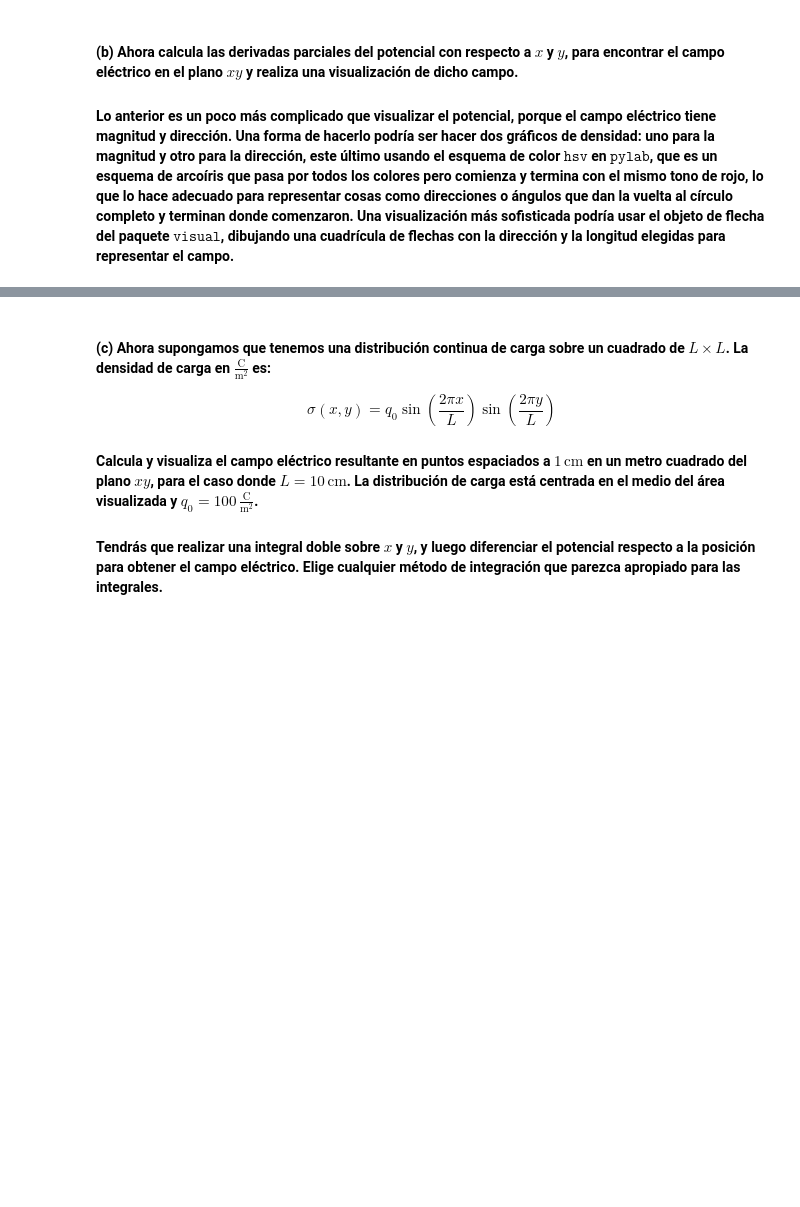
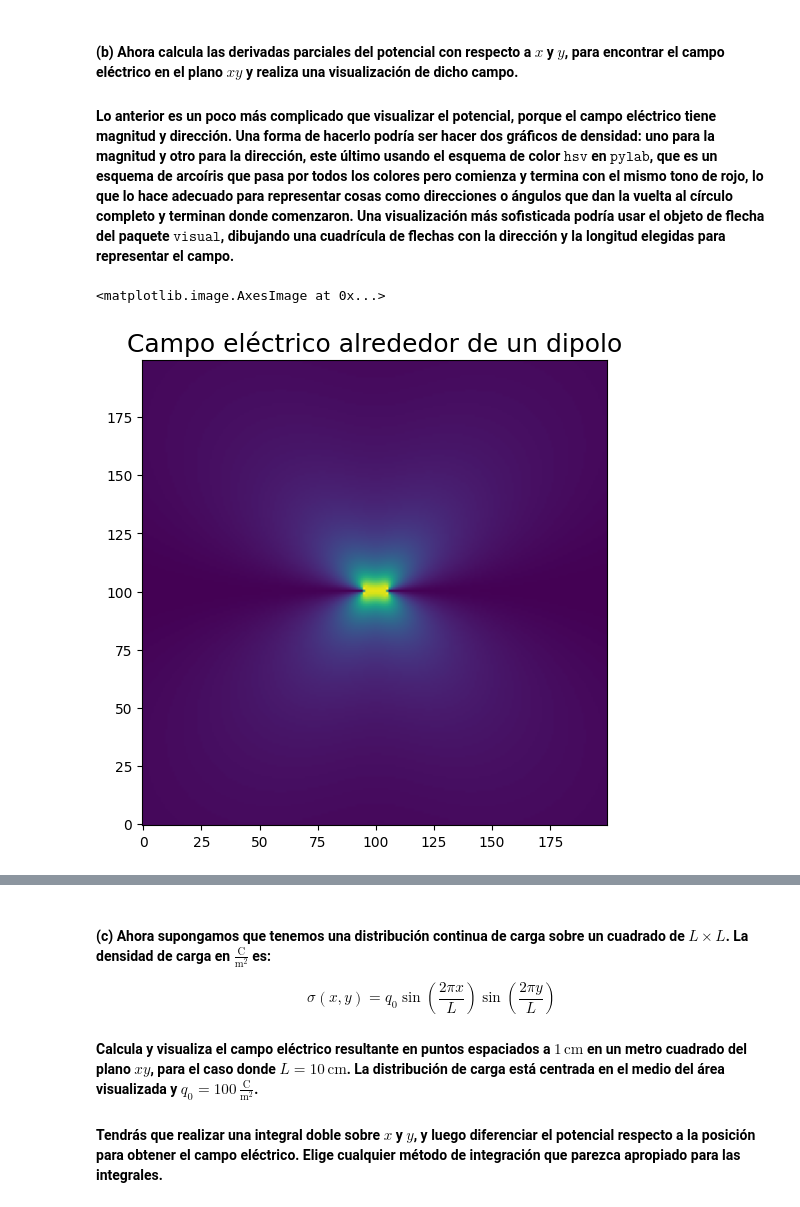
Before and after one commit to Alexi5omg/CLASE, a Jupyter notebook: Tareas/Práctica_3.ipynb, the cells around one changed output, grey strips where cells are left out. Drawn from its saved outputs; the diff is of its cells as text; code cells hidden in the pictures; blank space fills up the shorter version.

```diff
--- a/Tareas/Práctica_3.ipynb
+++ b/Tareas/Práctica_3.ipynb
@@ -559,3 +559,41 @@ pl.imshow(V_total,cmap='coolwarm',origin='lower')
 #### **(b)** Ahora calcula las derivadas parciales del potencial con respecto a $x$ y $y$, para encontrar el campo eléctrico en el plano $xy$ y realiza una visualización de dicho campo.
 
 #### Lo anterior es un poco más complicado que visualizar el potencial, porque el campo eléctrico tiene **magnitud y dirección**. Una forma de hacerlo podría ser hacer dos gráficos de densidad: uno para la magnitud y otro para la dirección, este último usando el esquema de color $\texttt{hsv}$ en $\texttt{pylab}$, que es un esquema de arcoíris que pasa por todos los colores pero comienza y termina con el mismo tono de rojo, lo que lo hace adecuado para representar cosas como direcciones o ángulos que dan la vuelta al círculo completo y terminan donde comenzaron. Una visualización más sofisticada podría usar el objeto de flecha del paquete $\texttt{visual}$, dibujando una cuadrícula de flechas con la dirección y la longitud elegidas para representar el campo.
+# %%
+# Usaremos la forma de diferenciación central para cada coordenada
+def fx(f,x,y):
+  h = 0.01
+  return (1/h)*(f(x+h/2,y)-f(x-h/2,y))
+
+def fy(f,x,y):
+  h = 0.01
+  return (1/h)*(f(x,y+h)-f(x,y-h))
+
+# Ahora cada carga tendrá una función de potencial propia
+def V1(x,y):
+  q = 1
+  r = np.sqrt((x-0.05)**2 + (y)**2) +5
+  e0 = 8.854e-12
+  return q/(4*np.pi*e0*r)
+
+def V2(x,y):
+  q = -1
+  r = np.sqrt((x+0.05)**2 + (y)**2) +5
+  e0 = 8.854e-12
+  return q/(4*np.pi*e0*r)
+
+xs = np.arange(-1,1,0.01) # 1cm = 0.01m
+ys = np.arange(-1,1,0.01)
+x,y = np.meshgrid(xs,ys)
+# Volvemos a usar el principio de superposición
+Ex = -fx(V1,x,y)-fx(V2,x,y)
+Ey = -fy(V1,x,y)-fy(V2,x,y)
+ET_magnitud = np.sqrt(Ex**2+Ey**2)
+ET_direccion = np.arctan2(Ey,Ex)
+
+pl.figure(figsize=(6,8))
+pl.title("Campo eléctrico alrededor de un dipolo",size=18)
+pl.imshow(ET_magnitud,origin='lower')
+# %% [output]
+<matplotlib.image.AxesImage at 0x...>
+[figure, added]
```
Also changed, not shown: parts of 3 cells of this notebook.
